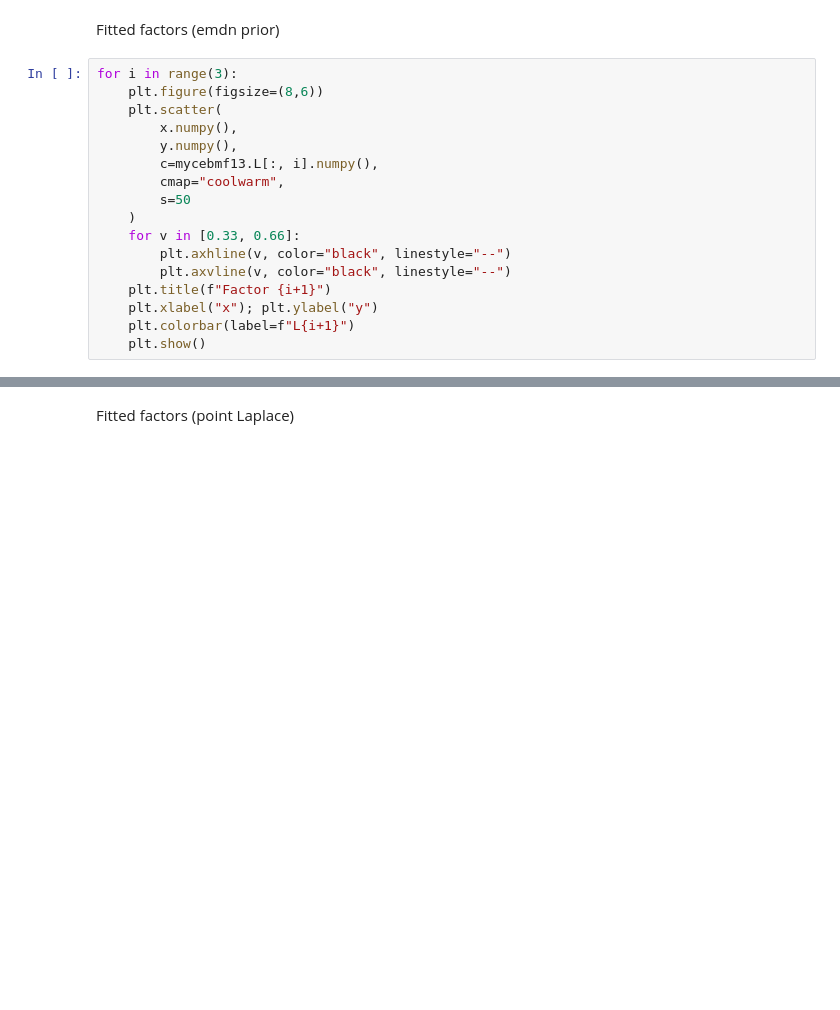
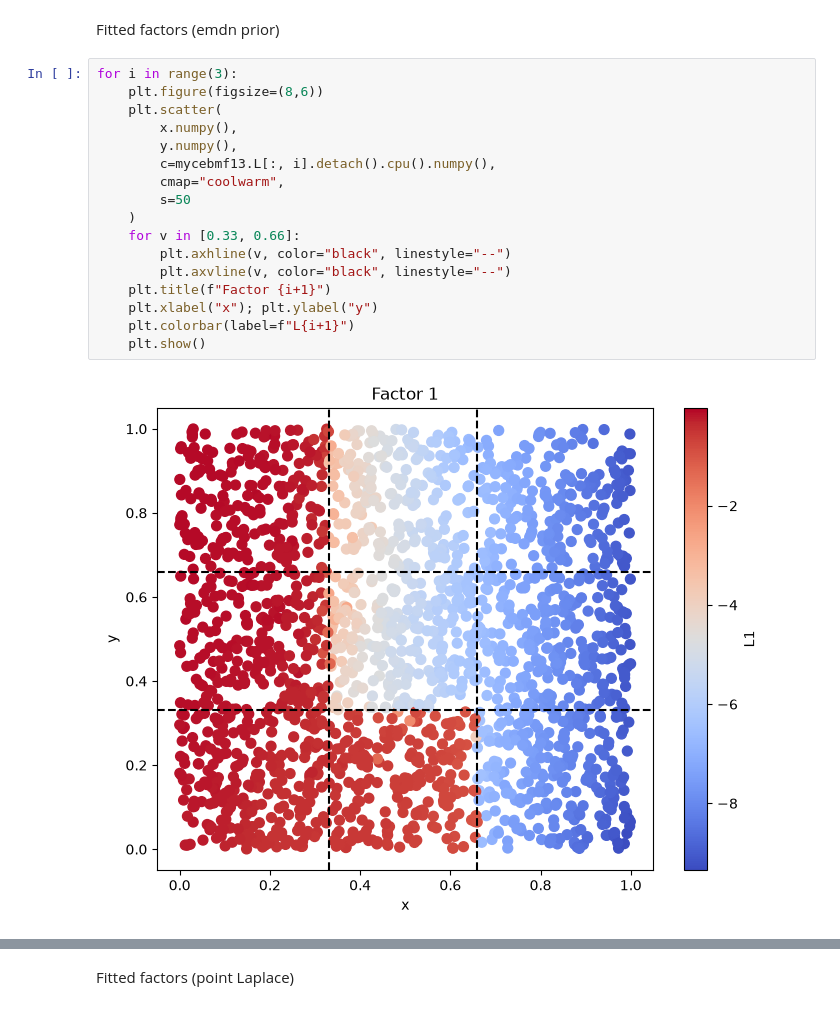
Before and after one commit to william-denault/cebmf_torch, a Jupyter notebook: examples/Tiled-clustering model.ipynb, the cells around one changed output, grey strips where cells are left out. Saved outputs shown, nothing was run; the diff lists cells and outputs as text; blank space fills up the shorter version.

```diff
--- a/examples/Tiled-clustering model.ipynb
+++ b/examples/Tiled-clustering model.ipynb
@@ -249,17 +411,19 @@ Fitted factors (emdn prior)
 # %%
 for i in range(3):
     plt.figure(figsize=(8,6))
     plt.scatter(
         x.numpy(),
         y.numpy(),
-        c=mycebmf13.L[:, i].numpy(),
+        c=mycebmf13.L[:, i].detach().cpu().numpy(),
         cmap="coolwarm",
         s=50
     )
     for v in [0.33, 0.66]:
         plt.axhline(v, color="black", linestyle="--")
         plt.axvline(v, color="black", linestyle="--")
     plt.title(f"Factor {i+1}")
     plt.xlabel("x"); plt.ylabel("y")
     plt.colorbar(label=f"L{i+1}")
     plt.show()
+# %% [output]
+[figure, added]
```
Also changed, not shown: parts of 16 cells of this notebook, 1 other file.
